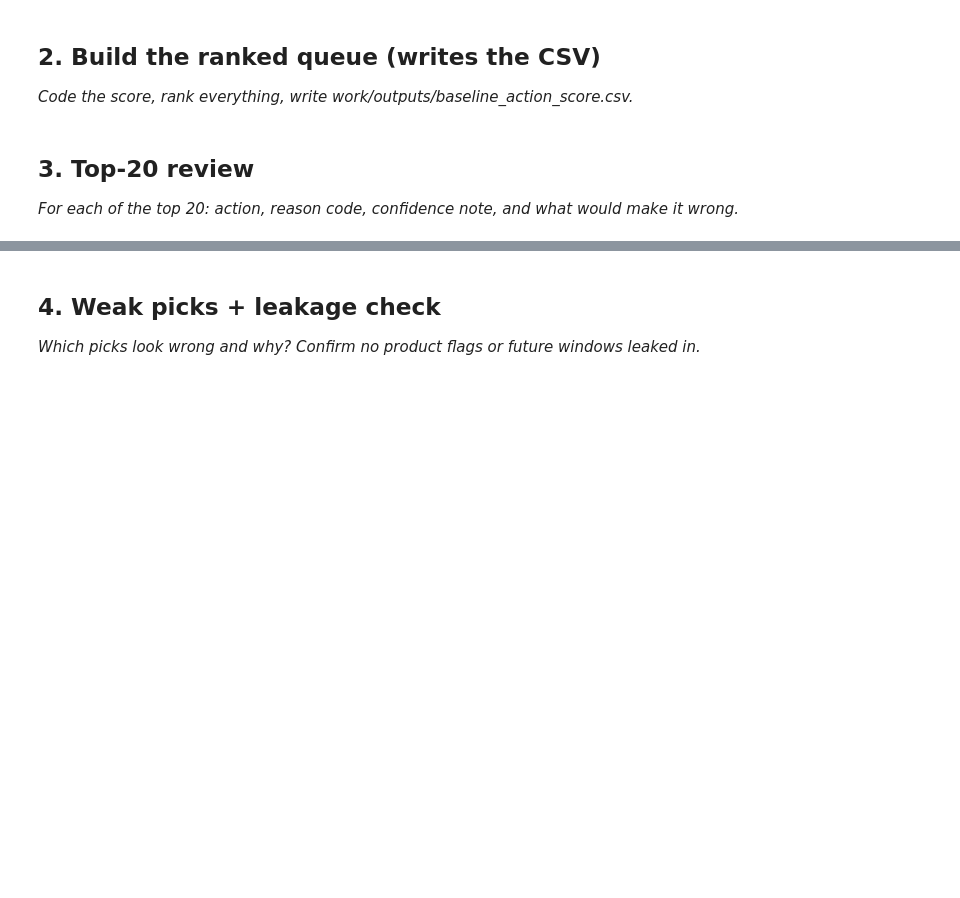
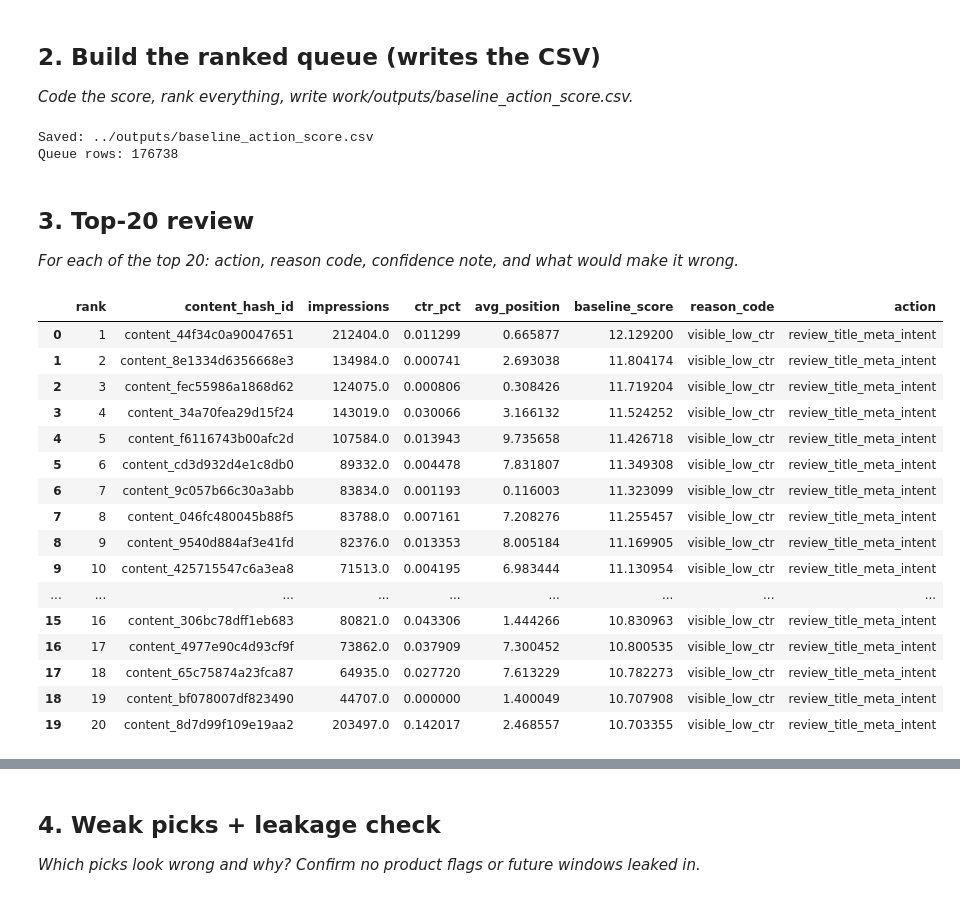
Before and after one commit to Malang43/flyrank-ml-internship-Malang43, a Jupyter notebook: work/notebooks/w04_baseline_score.ipynb, the cells around one changed output, grey strips where cells are left out. Cells and saved outputs as stored; diff of their text form; code cells hidden in the pictures; blank space fills up the shorter version.

```diff
--- a/work/notebooks/w04_baseline_score.ipynb
+++ b/work/notebooks/w04_baseline_score.ipynb
@@ -15,0 +138,28 @@ This skeleton is yours to fill. Work the sections **in order** — each one has
+# %%
+baseline_df = con.sql(f"""
+SELECT
+    client_hash_id,
+    content_hash_id,
+
+    SUM(gsc_impressions) AS impressions,
+    SUM(gsc_clicks) AS clicks,
+
+    100.0 * SUM(gsc_clicks) /
+        NULLIF(SUM(gsc_impressions), 0) AS ctr_pct,
+
+    SUM(gsc_sum_position) /
+        NULLIF(SUM(gsc_impressions), 0) AS avg_position
+
+FROM {MAR}
+
+WHERE gsc_data_available IS TRUE
+
+GROUP BY
+    client_hash_id,
+    content_hash_id
+
+HAVING SUM(gsc_impressions) > 0
+""").df()
+
+print("Page-level rows:", len(baseline_df))
+display(baseline_df.head())
@@ -23,3 +251,16 @@ This skeleton is yours to fill. Work the sections **in order** — each one has
+# %%
+output_dir = Path("../outputs")
+output_dir.mkdir(parents=True, exist_ok=True)
+
+output_file = output_dir / "baseline_action_score.csv"
+
+queue.to_csv(output_file, index=False)
+
+print("Saved:", output_file)
+print("Queue rows:", len(queue))
+# %% [output]
+Saved: ../outputs/baseline_action_score.csv
+Queue rows: 176738
 # %% [markdown]
 ## 3. Top-20 review
 
@@ -29,0 +268,35 @@ This skeleton is yours to fill. Work the sections **in order** — each one has
+# %%
+top20 = queue.head(20).copy()
+
+display(
+    top20[
+        [
+            "rank",
+            "content_hash_id",
+            "impressions",
+            "ctr_pct",
+            "avg_position",
+            "baseline_score",
+            "reason_code",
+            "action"
+        ]
+    ]
+)
+# %% [output]
+|  | rank | content_hash_id | impressions | ctr_pct | avg_position | baseline_score | reason_code | action |
+| 0 | 1 | content_44f34c0a90047651 | 212404.0 | 0.011299 | 0.665877 | 12.129200 | visible_low_ctr | review_title_meta_intent |
+| 1 | 2 | content_8e1334d6356668e3 | 134984.0 | 0.000741 | 2.693038 | 11.804174 | visible_low_ctr | review_title_meta_intent |
+| 2 | 3 | content_fec55986a1868d62 | 124075.0 | 0.000806 | 0.308426 | 11.719204 | visible_low_ctr | review_title_meta_intent |
+| 3 | 4 | content_34a70fea29d15f24 | 143019.0 | 0.030066 | 3.166132 | 11.524252 | visible_low_ctr | review_title_meta_intent |
+| 4 | 5 | content_f6116743b00afc2d | 107584.0 | 0.013943 | 9.735658 | 11.426718 | visible_low_ctr | review_title_meta_intent |
+| 5 | 6 | content_cd3d932d4e1c8db0 | 89332.0 | 0.004478 | 7.831807 | 11.349308 | visible_low_ctr | review_title_meta_intent |
+| 6 | 7 | content_9c057b66c30a3abb | 83834.0 | 0.001193 | 0.116003 | 11.323099 | visible_low_ctr | review_title_meta_intent |
+| 7 | 8 | content_046fc480045b88f5 | 83788.0 | 0.007161 | 7.208276 | 11.255457 | visible_low_ctr | review_title_meta_intent |
+| 8 | 9 | content_9540d884af3e41fd | 82376.0 | 0.013353 | 8.005184 | 11.169905 | visible_low_ctr | review_title_meta_intent |
+| 9 | 10 | content_425715547c6a3ea8 | 71513.0 | 0.004195 | 6.983444 | 11.130954 | visible_low_ctr | review_title_meta_intent |
+| ... | ... | ... | ... | ... | ... | ... | ... | ... |
+| 15 | 16 | content_306bc78dff1eb683 | 80821.0 | 0.043306 | 1.444266 | 10.830963 | visible_low_ctr | review_title_meta_intent |
+| 16 | 17 | content_4977e90c4d93cf9f | 73862.0 | 0.037909 | 7.300452 | 10.800535 | visible_low_ctr | review_title_meta_intent |
+| 17 | 18 | content_65c75874a23fca87 | 64935.0 | 0.027720 | 7.613229 | 10.782273 | visible_low_ctr | review_title_meta_intent |
+| 18 | 19 | content_bf078007df823490 | 44707.0 | 0.000000 | 1.400049 | 10.707908 | visible_low_ctr | review_title_meta_intent |
+| 19 | 20 | content_8d7d99f109e19aa2 | 203497.0 | 0.142017 | 2.468557 | 10.703355 | visible_low_ctr | review_title_meta_intent |
```
Also changed, not shown: parts of 15 cells of this notebook.
